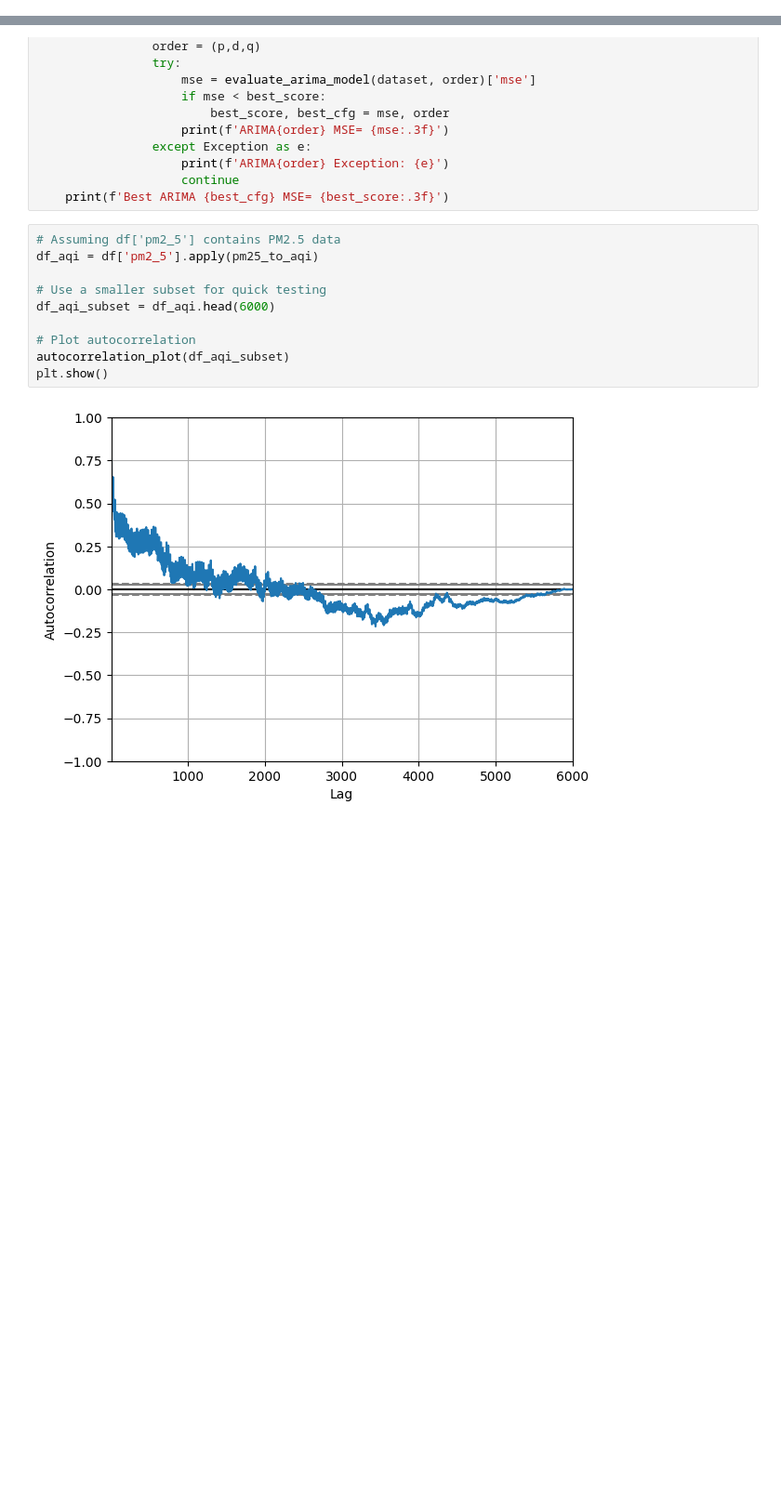
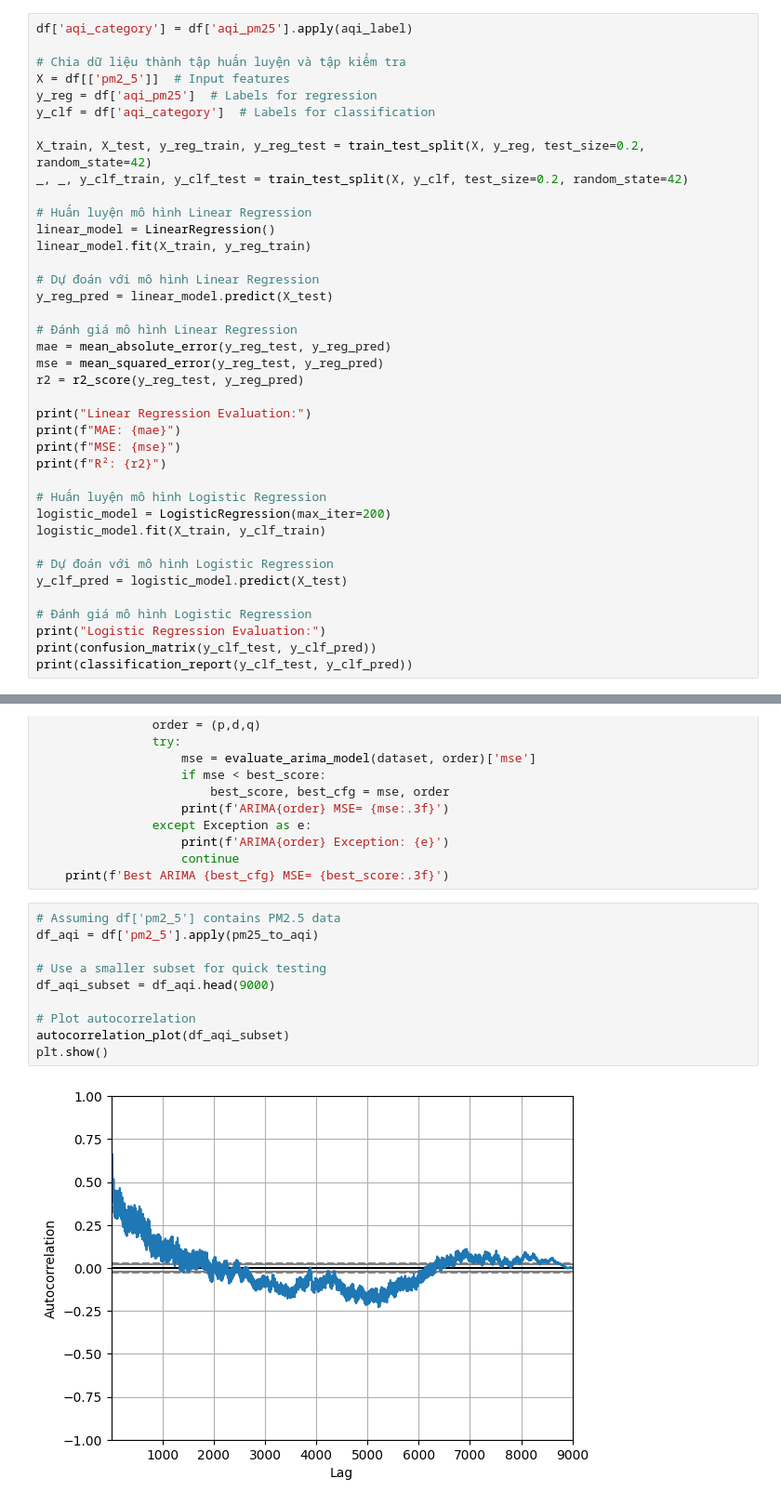
Before and after one commit to Kappappa2111/Air-Quality-Analysis, a Jupyter notebook: code/Project.ipynb, the cells around one changed output, grey strips where cells are left out. Shown at 93% size. Cells and saved outputs as stored; diff of their text form; blank space fills up the shorter version.

```diff
--- a/code/Project.ipynb
+++ b/code/Project.ipynb
@@ -220,0 +198,39 @@ def pm25_to_aqi(pm25):
+# %%
+df['aqi_category'] = df['aqi_pm25'].apply(aqi_label)
+
+# Chia dữ liệu thành tập huấn luyện và tập kiểm tra
+X = df[['pm2_5']]  # Input features
+y_reg = df['aqi_pm25']  # Labels for regression
+y_clf = df['aqi_category']  # Labels for classification
+
+X_train, X_test, y_reg_train, y_reg_test = train_test_split(X, y_reg, test_size=0.2, random_state=42)
+_, _, y_clf_train, y_clf_test = train_test_split(X, y_clf, test_size=0.2, random_state=42)
+
+# Huấn luyện mô hình Linear Regression
+linear_model = LinearRegression()
+linear_model.fit(X_train, y_reg_train)
+
+# Dự đoán với mô hình Linear Regression
+y_reg_pred = linear_model.predict(X_test)
+
+# Đánh giá mô hình Linear Regression
+mae = mean_absolute_error(y_reg_test, y_reg_pred)
+mse = mean_squared_error(y_reg_test, y_reg_pred)
+r2 = r2_score(y_reg_test, y_reg_pred)
+
+print("Linear Regression Evaluation:")
+print(f"MAE: {mae}")
+print(f"MSE: {mse}")
+print(f"R²: {r2}")
+
+# Huấn luyện mô hình Logistic Regression
+logistic_model = LogisticRegression(max_iter=200)
+logistic_model.fit(X_train, y_clf_train)
+
+# Dự đoán với mô hình Logistic Regression
+y_clf_pred = logistic_model.predict(X_test)
+
+# Đánh giá mô hình Logistic Regression
+print("Logistic Regression Evaluation:")
+print(confusion_matrix(y_clf_test, y_clf_pred))
+print(classification_report(y_clf_test, y_clf_pred))
@@ -268,15 +313,15 @@ def evaluate_models(dataset, p_values, d_values, q_values):
 # %%
 # Assuming df['pm2_5'] contains PM2.5 data
 df_aqi = df['pm2_5'].apply(pm25_to_aqi)
 
 # Use a smaller subset for quick testing
-df_aqi_subset = df_aqi.head(6000)
+df_aqi_subset = df_aqi.head(9000)
 
 # Plot autocorrelation
 autocorrelation_plot(df_aqi_subset)
 plt.show()
 # %% [output]
-[figure, old version]
+[figure, new version]
 # %%
 arima_order = (1, 0, 0)
 arima_model_1 = evaluate_arima_model(df_aqi_subset.values, arima_order)
```
Also changed, not shown: parts of 17 cells of this notebook.
